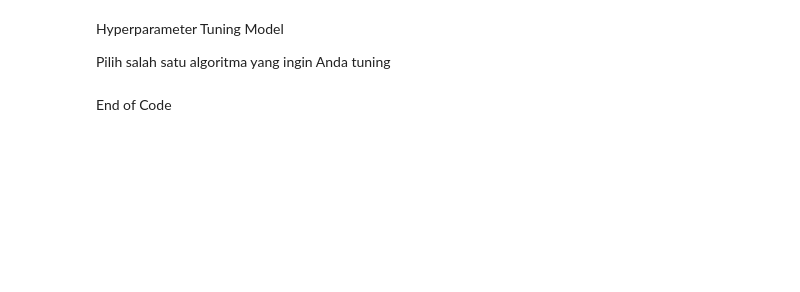
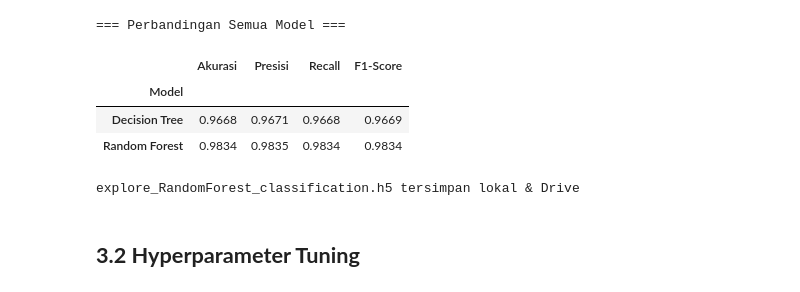
Before and after one commit to nhasibuan/dicoding-submission, a Jupyter notebook: [Klasifikasi]_Submission_Akhir_BMLP_Norman_S_Hasibuan.ipynb, the cells around one changed output. Drawn from its saved outputs; the diff is of its cells as text; code cells hidden in the pictures; blank space fills up the shorter version.

```diff
--- a/[Klasifikasi]_Submission_Akhir_BMLP_Norman_S_Hasibuan.ipynb
+++ b/[Klasifikasi]_Submission_Akhir_BMLP_Norman_S_Hasibuan.ipynb
@@ -166,0 +195,19 @@ print(classification_report(y_test, y_pred_new))
+# %%
+# Melatih model menggunakan algoritma klasifikasi scikit-learn selain Decision Tree.
+# (Contoh: RandomForestClassifier)
+
+### MULAI CODE ###
+
+rf_model = RandomForestClassifier(n_estimators=100, random_state=42)
+rf_model.fit(X_train, y_train)
+y_pred_rf = rf_model.predict(X_test)
+
+print('=== Random Forest ===')
+print(f'Akurasi   : {accuracy_score(y_test, y_pred_rf):.4f}')
+print(f'Presisi   : {precision_score(y_test, y_pred_rf, average="weighted", zero_division=0):.4f}')
+print(f'Recall    : {recall_score(y_test, y_pred_rf, average="weighted", zero_division=0):.4f}')
+print(f'F1-Score  : {f1_score(y_test, y_pred_rf, average="weighted", zero_division=0):.4f}')
+print('\nClassification Report:')
+print(classification_report(y_test, y_pred_rf, zero_division=0))
+
+### SELESAI CODE ###
@@ -167,13 +233,51 @@ print(classification_report(y_test, y_pred_new))
+# %%
+# Menampilkan hasil evaluasi akurasi, presisi, recall, dan F1-Score
+# pada seluruh algoritma yang sudah dibuat.
+
+### MULAI CODE ###
+
+results = {
+    'Model': ['Decision Tree', 'Random Forest'],
+    'Akurasi' : [
+        accuracy_score(y_test, y_pred_dt),
+        accuracy_score(y_test, y_pred_rf)
+    ],
+    'Presisi' : [
+        precision_score(y_test, y_pred_dt, average='weighted', zero_division=0),
+        precision_score(y_test, y_pred_rf, average='weighted', zero_division=0)
+    ],
+    'Recall'  : [
+        recall_score(y_test, y_pred_dt, average='weighted', zero_division=0),
+        recall_score(y_test, y_pred_rf, average='weighted', zero_division=0)
+    ],
+    'F1-Score': [
+        f1_score(y_test, y_pred_dt, average='weighted', zero_division=0),
+        f1_score(y_test, y_pred_rf, average='weighted', zero_division=0)
+    ]
+}
+
+df_results = pd.DataFrame(results)
+df_results = df_results.set_index('Model')
+df_results = df_results.round(4)
+print('=== Perbandingan Semua Model ===')
+df_results
+
+### SELESAI CODE ###
+# %% [output]
+=== Perbandingan Semua Model ===
+|  | Akurasi | Presisi | Recall | F1-Score |
+| Model |  |  |  |  |
+| Decision Tree | 0.9668 | 0.9671 | 0.9668 | 0.9669 |
+| Random Forest | 0.9834 | 0.9835 | 0.9834 | 0.9834 |
 # %%
 # Menyimpan Model Selain Decision Tree
-# Model ini bisa lebih dari satu
 
 ### MULAI CODE ###
 
-joblib.dump(new_model, 'explore__classification.h5')
+joblib.dump(rf_model, 'explore_RandomForest_classification.h5')
+joblib.dump(rf_model, os.path.join(SAVE_PATH, 'explore_RandomForest_classification.h5'))
+print('explore_RandomForest_classification.h5 tersimpan lokal & Drive')
 
 ### SELESAI CODE ###
+# %% [output]
+explore_RandomForest_classification.h5 tersimpan lokal & Drive
-# %% [markdown]
-Hyperparameter Tuning Model
-
-Pilih salah satu algoritma yang ingin Anda tuning
@@ -233,2 +284,2 @@ joblib.dump(new_model_tuned, 'tuning_classification.h5')
-# %% [markdown]
-End of Code
+# %% [markdown]
+## **3.2 Hyperparameter Tuning**
```
Also changed, not shown: parts of 37 cells of this notebook.
